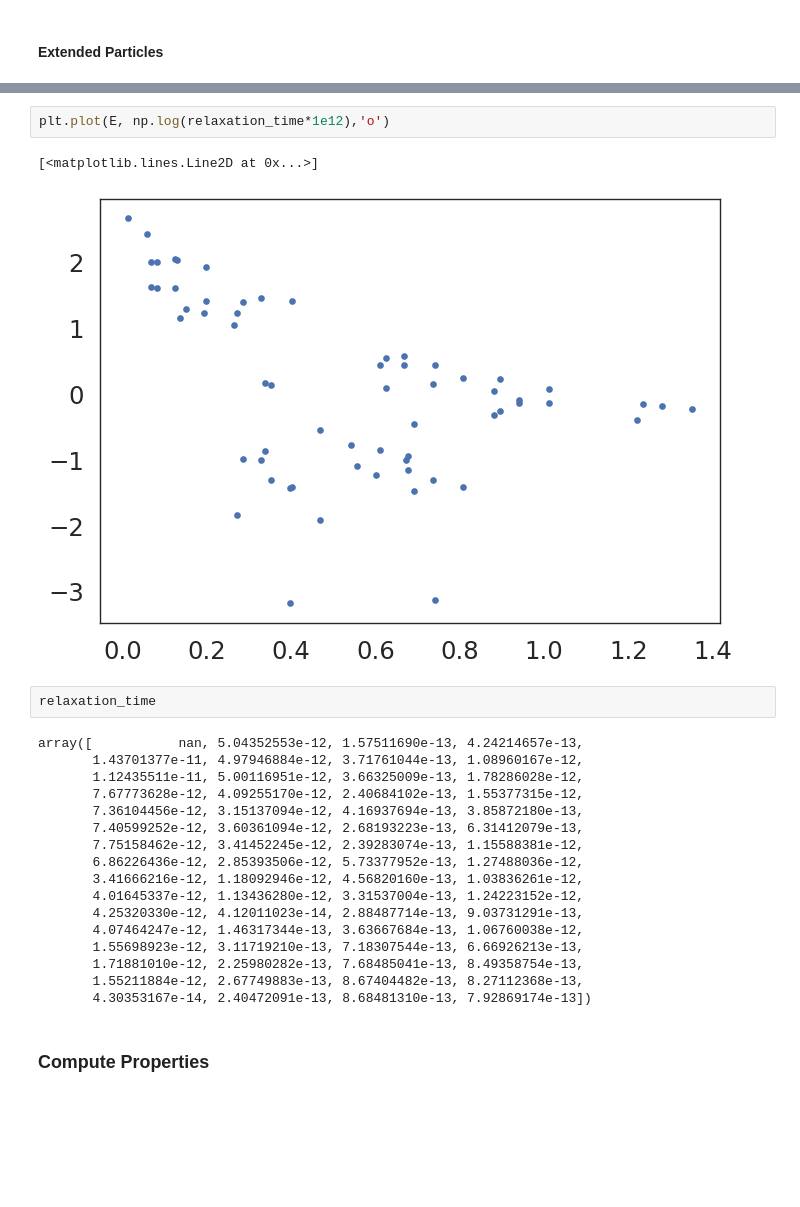
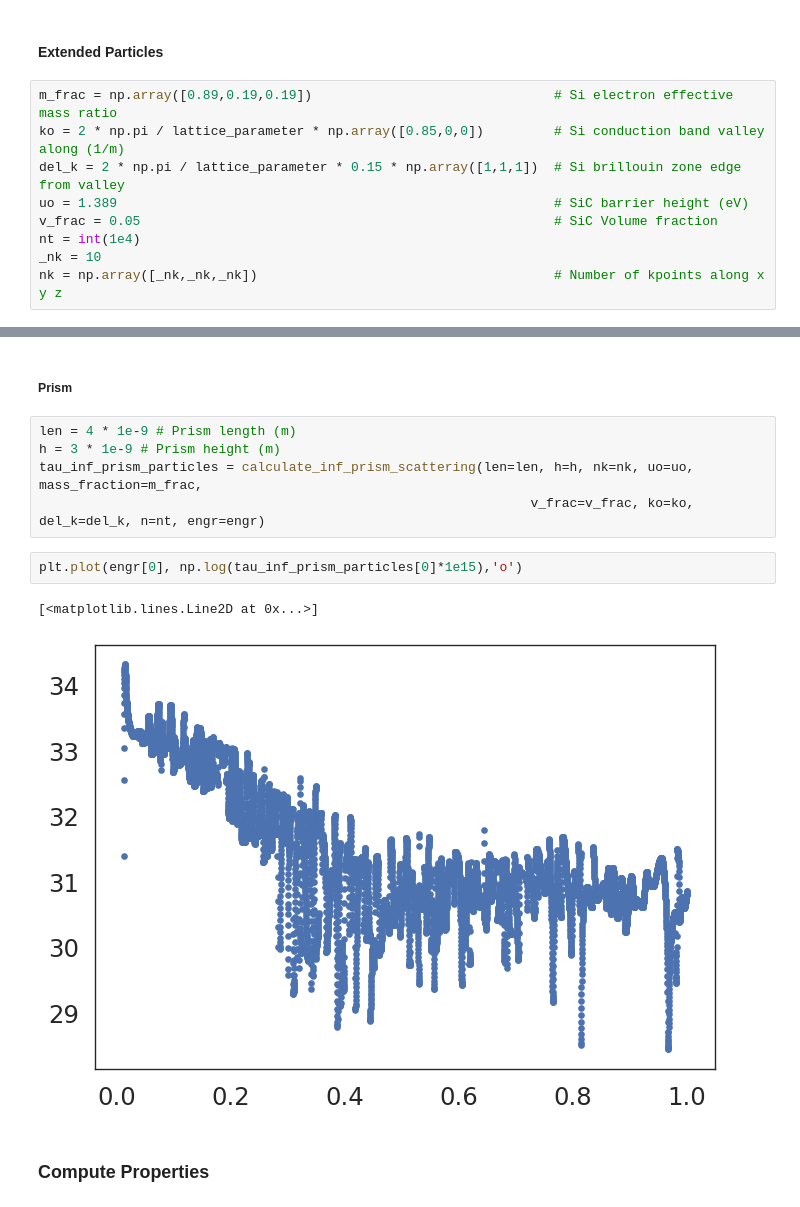
Before and after one commit to ariahosseini/ThermoElectric, a Jupyter notebook: ElectronTransport.ipynb, the cells around one changed output, grey strips where cells are left out. Cells and saved outputs as stored; diff of their text form; blank space fills up the shorter version.

```diff
--- a/ElectronTransport.ipynb
+++ b/ElectronTransport.ipynb
@@ -2353,3 +2666,12 @@ tau_np_interpolator = Interpolator(energy_np[1:], tau_np_accum[1:])
 tau_np = tau_np_interpolator(engr)
 # %% [markdown]
 #### Extended Particles
+# %%
+m_frac = np.array([0.89,0.19,0.19])                               # Si electron effective mass ratio
+ko = 2 * np.pi / lattice_parameter * np.array([0.85,0,0])         # Si conduction band valley along (1/m)
+del_k = 2 * np.pi / lattice_parameter * 0.15 * np.array([1,1,1])  # Si brillouin zone edge from valley
+uo = 1.389                                                        # SiC barrier height (eV)
+v_frac = 0.05                                                     # SiC Volume fraction
+nt = int(1e4)
+_nk = 10
+nk = np.array([_nk,_nk,_nk])                                      # Number of kpoints along x y z
@@ -2363,27 +2700,15 @@ k_magnitude, E, relaxation_time, num_particles = calculate_inf_cylinder_scatteri
+# %% [markdown]
+##### Prism
+# %%
+len = 4 * 1e-9 # Prism length (m)
+h = 3 * 1e-9 # Prism height (m)
+tau_inf_prism_particles = calculate_inf_prism_scattering(len=len, h=h, nk=nk, uo=uo, mass_fraction=m_frac,
+                                                               v_frac=v_frac, ko=ko, del_k=del_k, n=nt, engr=engr)
 # %%
-plt.plot(E, np.log(relaxation_time*1e12),'o')
+plt.plot(engr[0], np.log(tau_inf_prism_particles[0]*1e15),'o')
 # %% [output]
 [<matplotlib.lines.Line2D at 0x...>]
-[figure, old version]
+[figure, new version]
-# %%
-relaxation_time
-# %% [output]
-array([           nan, 5.04352553e-12, 1.57511690e-13, 4.24214657e-13,
-       1.43701377e-11, 4.97946884e-12, 3.71761044e-13, 1.08960167e-12,
-       1.12435511e-11, 5.00116951e-12, 3.66325009e-13, 1.78286028e-12,
-       7.67773628e-12, 4.09255170e-12, 2.40684102e-13, 1.55377315e-12,
-       7.36104456e-12, 3.15137094e-12, 4.16937694e-13, 3.85872180e-13,
-       7.40599252e-12, 3.60361094e-12, 2.68193223e-13, 6.31412079e-13,
-       7.75158462e-12, 3.41452245e-12, 2.39283074e-13, 1.15588381e-12,
-       6.86226436e-12, 2.85393506e-12, 5.73377952e-13, 1.27488036e-12,
-       3.41666216e-12, 1.18092946e-12, 4.56820160e-13, 1.03836261e-12,
-       4.01645337e-12, 1.13436280e-12, 3.31537004e-13, 1.24223152e-12,
-       4.25320330e-12, 4.12011023e-14, 2.88487714e-13, 9.03731291e-13,
-       4.07464247e-12, 1.46317344e-13, 3.63667684e-13, 1.06760038e-12,
-       1.55698923e-12, 3.11719210e-13, 7.18307544e-13, 6.66926213e-13,
-       1.71881010e-12, 2.25980282e-13, 7.68485041e-13, 8.49358754e-13,
-       1.55211884e-12, 2.67749883e-13, 8.67404482e-13, 8.27112368e-13,
-       4.30353167e-14, 2.40472091e-13, 8.68481310e-13, 7.92869174e-13])
 # %% [markdown]
 ### Compute Properties
 # %%
```
Also changed, not shown: parts of 24 cells of this notebook.
